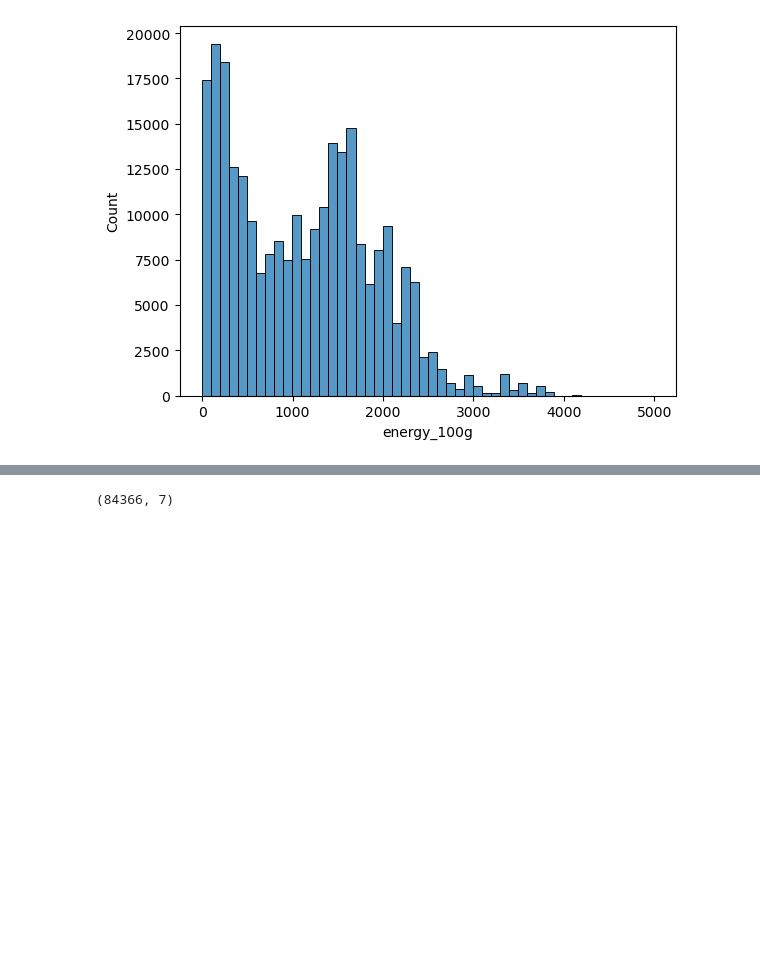
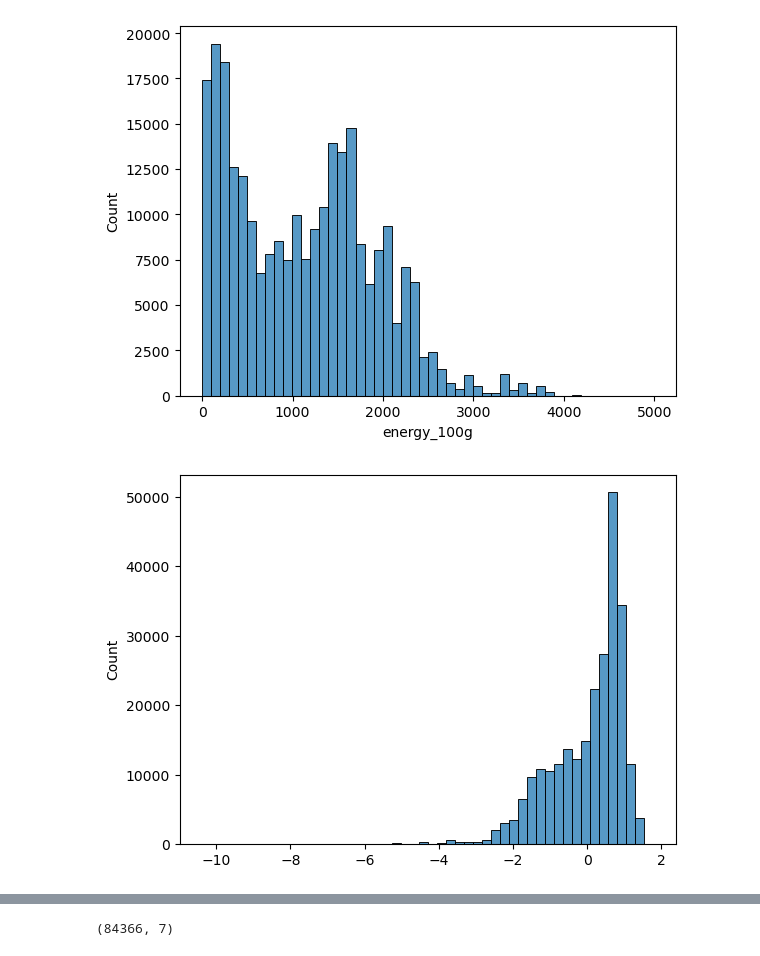
Before and after one commit to vicmcl/open_food_facts, a Jupyter notebook: src/notebook.ipynb, the cells around one changed output, grey strips where cells are left out. Cells and saved outputs as stored; diff of their text form; code cells hidden in the pictures; blank space fills up the shorter version.

```diff
--- a/src/notebook.ipynb
+++ b/src/notebook.ipynb
@@ -242,6 +268,14 @@ sns.histplot(df_nutrition['energy_100g'][
 plt.show()
 # %% [output]
 [figure]
+# %%
+sns.histplot(scale(df_nutrition['energy_100g'][
+    ~df_nutrition['energy_100g'].isna()][
+        df_nutrition['energy_100g'] < 5000][
+            df_nutrition['energy_100g'] > 0].apply(np.log)), bins=50)
+plt.show()
+# %% [output]
+[figure, added]
 # %%
 cm = df[['nutrition-score-uk_100g',
          'saturated-fat_100g',
```
Also changed, not shown: parts of 14 cells of this notebook.
